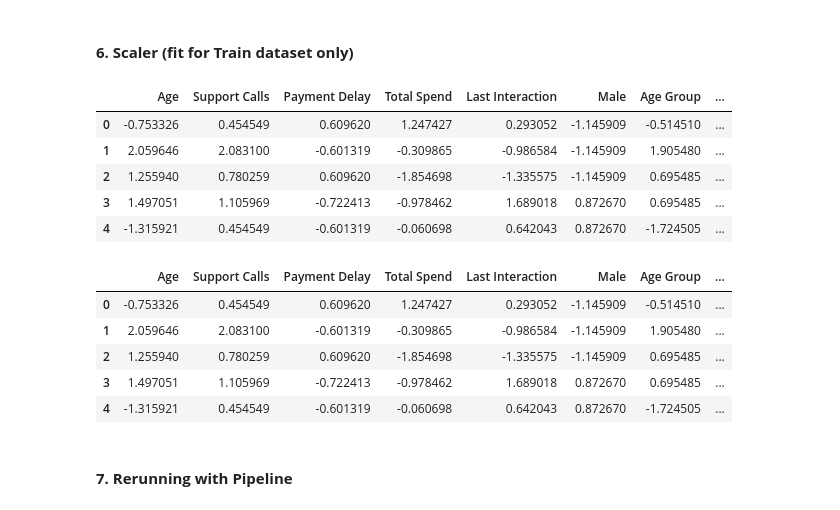
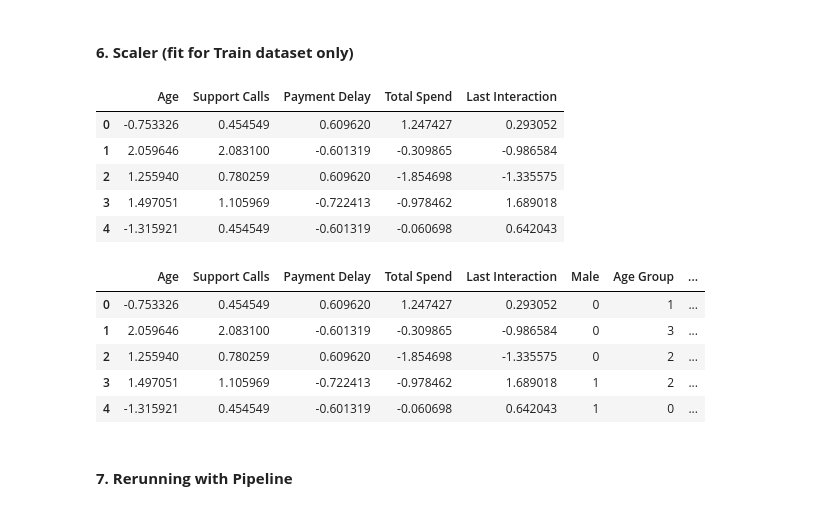
Before and after one commit to ltathu-183/DSEB65A-Group04-customer-churn-predictor, a Jupyter notebook: notebooks/02_Preprocessing.ipynb, the cells around one changed output. Cells and saved outputs as stored; diff of their text form; code cells hidden in the pictures.

```diff
--- a/notebooks/02_Preprocessing.ipynb
+++ b/notebooks/02_Preprocessing.ipynb
@@ -220,29 +219,31 @@ df.head()
 # %% [markdown]
 #### **6. Scaler (fit for Train dataset only)**
 # %%
+# when traning model, we will split X,y and Train, test first
+# and apply scale for X_train only
 scaler = StandardScaler()
-df_no_label = df.drop(["Churn"], axis=1)
+df_no_label = df.drop(columns=["Churn",'Male', 'Age Group', 'Interaction Frequency'])
 df_no_label = pd.DataFrame(
     scaler.fit_transform(df_no_label), columns=df_no_label.columns
 )
 df_no_label.head()
 # %% [output]
-|  | Age | Support Calls | Payment Delay | Total Spend | Last Interaction | Male | Age Group | ... |
-| 0 | -0.753326 | 0.454549 | 0.609620 | 1.247427 | 0.293052 | -1.145909 | -0.514510 | ... |
-| 1 | 2.059646 | 2.083100 | -0.601319 | -0.309865 | -0.986584 | -1.145909 | 1.905480 | ... |
-| 2 | 1.255940 | 0.780259 | 0.609620 | -1.854698 | -1.335575 | -1.145909 | 0.695485 | ... |
-| 3 | 1.497051 | 1.105969 | -0.722413 | -0.978462 | 1.689018 | 0.872670 | 0.695485 | ... |
-| 4 | -1.315921 | 0.454549 | -0.601319 | -0.060698 | 0.642043 | 0.872670 | -1.724505 | ... |
+|  | Age | Support Calls | Payment Delay | Total Spend | Last Interaction |
+| 0 | -0.753326 | 0.454549 | 0.609620 | 1.247427 | 0.293052 |
+| 1 | 2.059646 | 2.083100 | -0.601319 | -0.309865 | -0.986584 |
+| 2 | 1.255940 | 0.780259 | 0.609620 | -1.854698 | -1.335575 |
+| 3 | 1.497051 | 1.105969 | -0.722413 | -0.978462 | 1.689018 |
+| 4 | -1.315921 | 0.454549 | -0.601319 | -0.060698 | 0.642043 |
 # %%
-df = df_no_label.join(df["Churn"])
+df = df_no_label.join(df[['Male', 'Age Group', 'Interaction Frequency','Churn']])
 df.head()
 # %% [output]
 |  | Age | Support Calls | Payment Delay | Total Spend | Last Interaction | Male | Age Group | ... |
-| 0 | -0.753326 | 0.454549 | 0.609620 | 1.247427 | 0.293052 | -1.145909 | -0.514510 | ... |
-| 1 | 2.059646 | 2.083100 | -0.601319 | -0.309865 | -0.986584 | -1.145909 | 1.905480 | ... |
-| 2 | 1.255940 | 0.780259 | 0.609620 | -1.854698 | -1.335575 | -1.145909 | 0.695485 | ... |
-| 3 | 1.497051 | 1.105969 | -0.722413 | -0.978462 | 1.689018 | 0.872670 | 0.695485 | ... |
-| 4 | -1.315921 | 0.454549 | -0.601319 | -0.060698 | 0.642043 | 0.872670 | -1.724505 | ... |
+| 0 | -0.753326 | 0.454549 | 0.609620 | 1.247427 | 0.293052 | 0 | 1 | ... |
+| 1 | 2.059646 | 2.083100 | -0.601319 | -0.309865 | -0.986584 | 0 | 3 | ... |
+| 2 | 1.255940 | 0.780259 | 0.609620 | -1.854698 | -1.335575 | 0 | 2 | ... |
+| 3 | 1.497051 | 1.105969 | -0.722413 | -0.978462 | 1.689018 | 1 | 2 | ... |
+| 4 | -1.315921 | 0.454549 | -0.601319 | -0.060698 | 0.642043 | 1 | 0 | ... |
 # %% [markdown]
 #### **7. Rerunning with Pipeline**
 # %%
```
Also changed, not shown: parts of 6 cells of this notebook.
